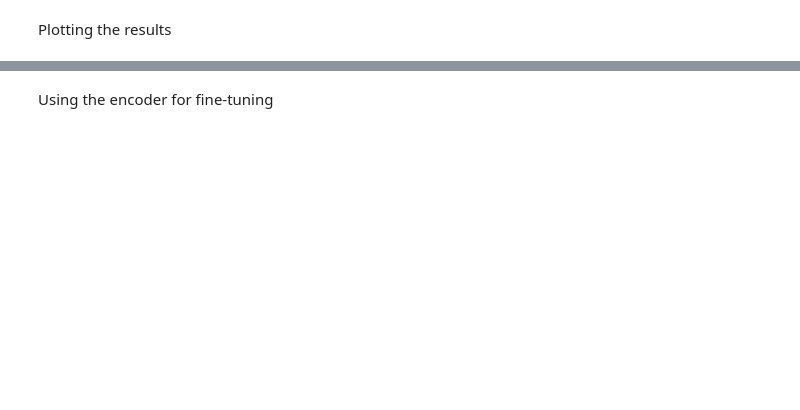
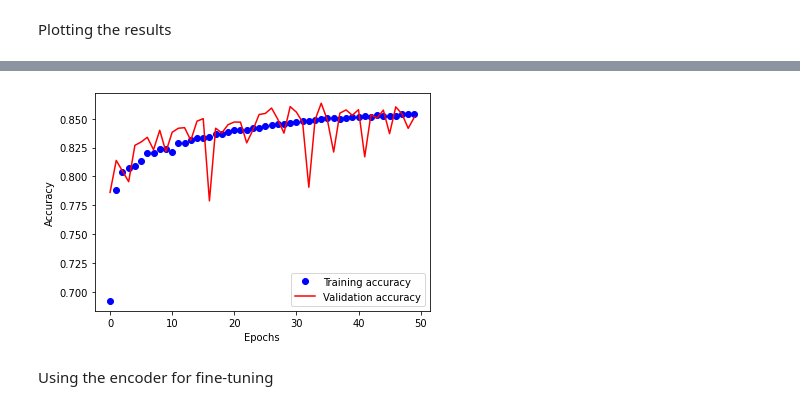
Before and after one commit to salehiali1374/Autoencoder-Comparison, a Jupyter notebook: Convolutional Autoencoder.ipynb, the cells around one changed output, grey strips where cells are left out. Cells and saved outputs as stored; diff of their text form; code cells hidden in the pictures; blank space fills up the shorter version.

```diff
--- a/Convolutional Autoencoder.ipynb
+++ b/Convolutional Autoencoder.ipynb
@@ -92,7 +92,7 @@ cae.compile(loss=MSE, optimizer=optimizers.Adam(lr=learning_rate),metrics=['acc'
 Training The Model
 # %%
 history = cae.fit(trainX, trainX,
-                   batch_size=128,
-                   epochs=100,
+                   batch_size=64,
+                   epochs=50,
                    validation_split=0.1)
 # %% [output]
@@ -135,3 +135,17 @@ plt.show()
+# %%
+acc = history.history['acc']
+val_acc = history.history['val_acc']
+
+epochs = range(len(acc))
+
+plt.plot(epochs, acc, 'bo', label='Training accuracy')
+plt.plot(epochs, val_acc, 'r', label='Validation accuracy')
+plt.xlabel('Epochs')
+plt.ylabel('Accuracy')
+plt.legend()
+plt.show()
+# %% [output]
+[figure, added]
 # %% [markdown]
 Using the encoder for fine-tuning
 # %%
```
Also changed, not shown: parts of 9 cells of this notebook, 2 other files.
